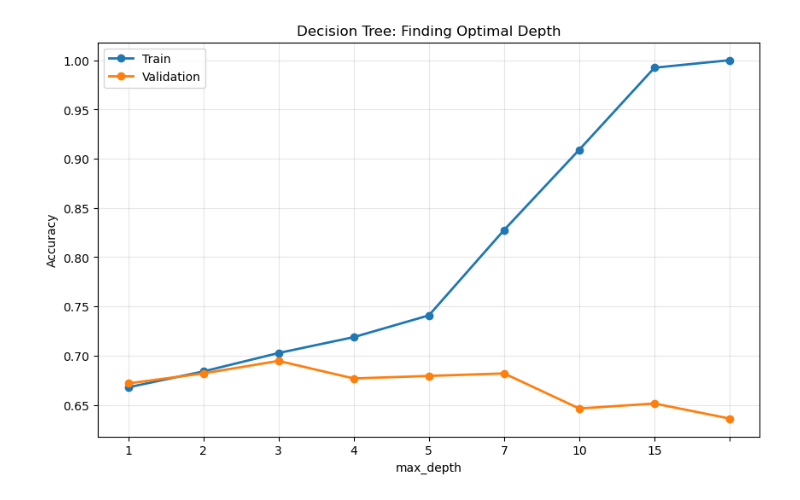
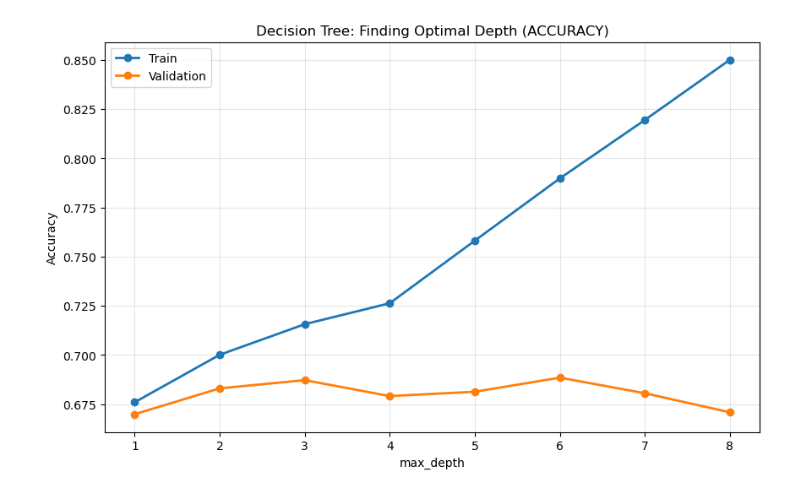
Before and after one commit to FrejaITU/2026_PDS_Whales_Also_Have_Skin_Lesions, a Jupyter notebook: src/Model evaluation/Decision_trees.ipynb, the cells around one changed output. Cells and saved outputs as stored; diff of their text form; code cells hidden in the pictures.

```diff
--- a/src/Model evaluation/Decision_trees.ipynb
+++ b/src/Model evaluation/Decision_trees.ipynb
@@ -22,15 +24,29 @@ df.head()
 # %%
-x = df[['lesion_green_share', 'saturation_variance', 'melanoma_color_count',
+X = df[['lesion_green_share', 'saturation_variance', 'melanoma_color_count',
        'mabrouk_asymmetry_score', 'avg_asymmetry_score', 'worst_score',
        'convexity_score', 'lesion_red_share', 'lesion_skin_green_diff',
        'Polsby-Popper']]
 y = df['skin_cancer_diagnosis']
 # %%
-from sklearn.model_selection import train_test_split
+patient_labels = df.groupby("patient_id")["skin_cancer_diagnosis"].max()
+
+patients = patient_labels.index
+labels = patient_labels.values
+
+train_patients, test_patients = train_test_split(
+    patients,
+    test_size=0.2,
+    random_state=42,
+    stratify=labels
+)
 
 
-dev_x, test_x, dev_y, test_y = train_test_split(
-        x, y, stratify=y, random_state=0)
+train_mask = df["patient_id"].isin(train_patients)
+test_mask = df["patient_id"].isin(test_patients)
 
-train_x, val_x, train_y, val_y = train_test_split(
-        dev_x, dev_y, stratify=dev_y, random_state=0)
+
+X_train = X[train_mask]
+X_test = X[test_mask]
+
+y_train = y[train_mask]
+y_test = y[test_mask]
@@ -89,23 +103,13 @@ max_depth= 8 - Train accuracy: 0.8598130841121495 - Val accuracy: 0.671755725190
 # %%
-depths = [1, 2, 3, 4, 5, 7, 10, 15, None]
-train_accs = []
-val_accs = []
-
-for d in depths:
-    dt = DecisionTreeClassifier(max_depth=d, random_state=1907)
-    dt.fit(train_x, train_y)
-    train_accs.append(dt.score(train_x, train_y))
-    val_accs.append(dt.score(val_x, val_y))
-
 plt.figure(figsize=(10, 6))
 plt.plot(range(len(depths)), train_accs, marker='o', label='Train', linewidth=2)
 plt.plot(range(len(depths)), val_accs, marker='o', label='Validation', linewidth=2)
 plt.xticks(range(len(depths)), depths)
 plt.xlabel('max_depth')
 plt.ylabel('Accuracy')
 plt.legend()
-plt.title('Decision Tree: Finding Optimal Depth')
+plt.title('Decision Tree: Finding Optimal Depth (ACCURACY)')
 plt.grid(True, alpha=0.3)
 plt.show()
 # %% [output]
-[figure, old version]
+[figure, new version]
```
Also changed, not shown: parts of 8 cells of this notebook, 2 other files.
